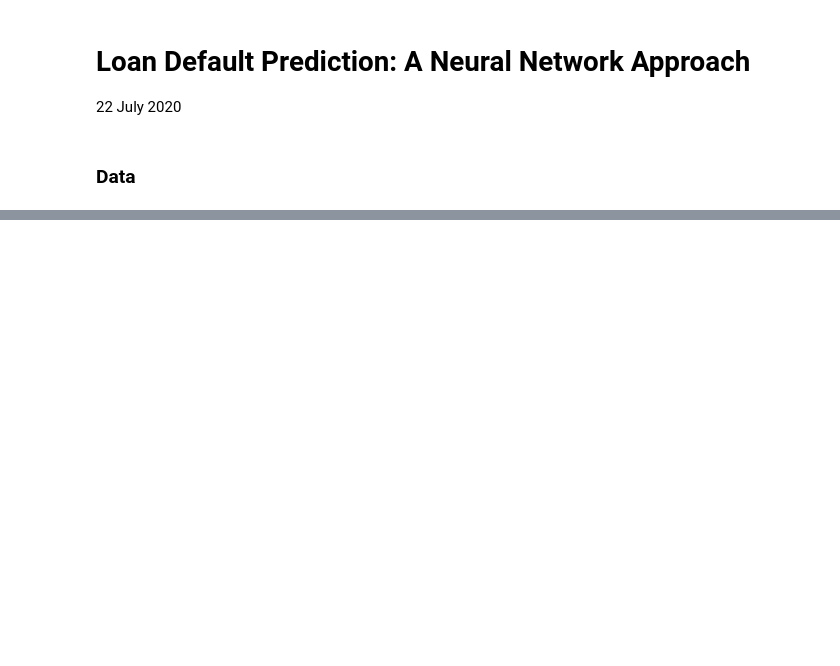
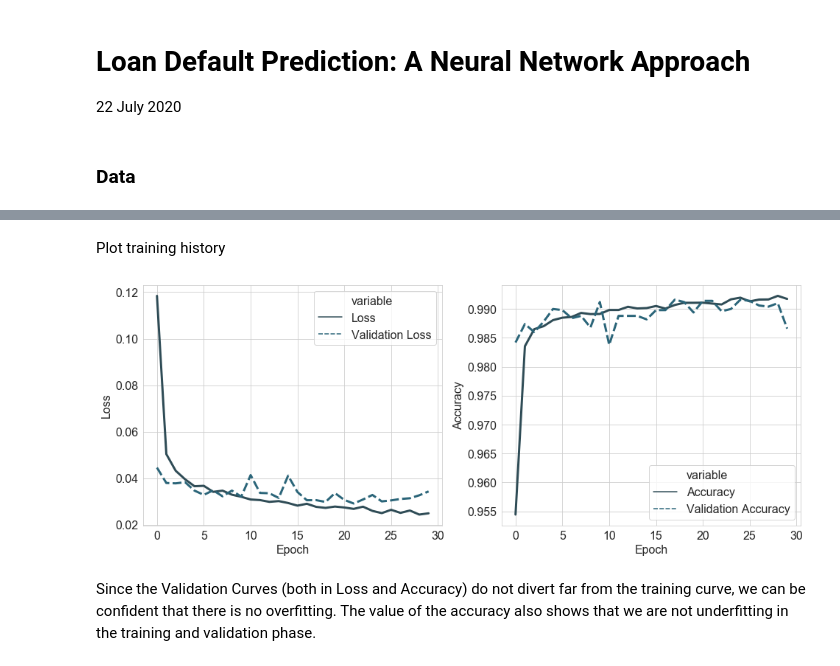
Before and after one commit to celsovillano/ANN, a Jupyter notebook: Sample Codes/LoanDefaultPrediction.ipynb, the cells around one changed output, grey strips where cells are left out. Saved outputs shown, nothing was run; the diff lists cells and outputs as text; code cells hidden in the pictures; blank space fills up the shorter version.

```diff
--- a/Sample Codes/LoanDefaultPrediction.ipynb
+++ b/Sample Codes/LoanDefaultPrediction.ipynb
@@ -44,0 +109,4 @@ X_train
+# %%
+model.compile(loss = 'binary_crossentropy',
+             optimizer ='adam',
+             metrics = ['accuracy'])
@@ -44,0 +127,12 @@ X_train
+# %%
+np.random.seed(69) # Reproducibility
+
+# Shuffle the response variable together with the features
+val = np.hstack([X_train_stnd, y_train])
+np.random.shuffle(val)
+
+# Split Training Set
+X_train_stnd_not_val = val[:45000, :-1]
+X_train_stnd_val     = val[45000:, :-1]
+y_train_not_val      = val[:45000, -1]
+y_train_val           = val[45000:, -1]
@@ -44,0 +141,4 @@ X_train
+# %%
+history = model.fit(X_train_stnd_not_val, y_train_not_val, epochs = 30,
+                   validation_data=(X_train_stnd_val,y_train_val), batch_size = 32
+                   )
@@ -44,0 +163,59 @@ X_train
+# %% [markdown]
+Plot training history
+# %%
+def learning_curve(hist, v1 = False):
+    """Creates two plots. One is the loss vs epoch graph, and the other one
+    is the accuracy vs epoch graph
+    """
+    if v1:
+        acc = 'acc'
+        val_acc = 'val_acc'
+    else:
+        acc = 'accuracy'
+        val_acc = 'val_accuracy'
+    # Obtain range of x values
+    x = range(len(hist['loss']))
+
+    # Create dataframes
+    for_plot_df_loss = pd.DataFrame({'Epoch':x,
+                               'Loss':hist['loss'],
+                                'Validation Loss':hist['val_loss']})
+
+    for_plot_df_acc = pd.DataFrame({'Epoch':x,
+                                    'Accuracy':hist[acc],
+                                    'Validation Accuracy':hist[val_acc]})
+
+    # Initialize figure
+    fig, ax = plt.subplots(1,2)
+
+    # Plot loss
+    sns.lineplot(x='Epoch',
+                y='value',
+                hue='variable',
+                style='variable',
+                data=pd.melt(for_plot_df_loss, ['Epoch']),
+                ax=ax[0],
+                lw=3)
+    ax[0].set_xlabel('Epoch')
+    ax[0].set_ylabel('Loss')
+
+    # Plot Accuracy
+    sns.lineplot(x='Epoch',
+                y='value',
+                hue='variable',
+                style='variable',
+                data=pd.melt(for_plot_df_acc, ['Epoch']),
+                ax = ax[1],
+                lw= 3)
+    ax[1].set_xlabel('Epoch')
+    ax[1].set_ylabel('Accuracy')
+
+    plt.legend(loc='best')
+    plt.show()
+
+
+learning_curve(history.history,v1=True)
+# %% [output]
+[figure, added]
+# %% [markdown]
+Since the Validation Curves (both in Loss and Accuracy) do not divert far from the training curve, we can be confident that there is no overfitting. The value of the accuracy also shows that we are not underfitting in the training and validation phase.
```
Also changed, not shown: parts of 23 cells of this notebook.
